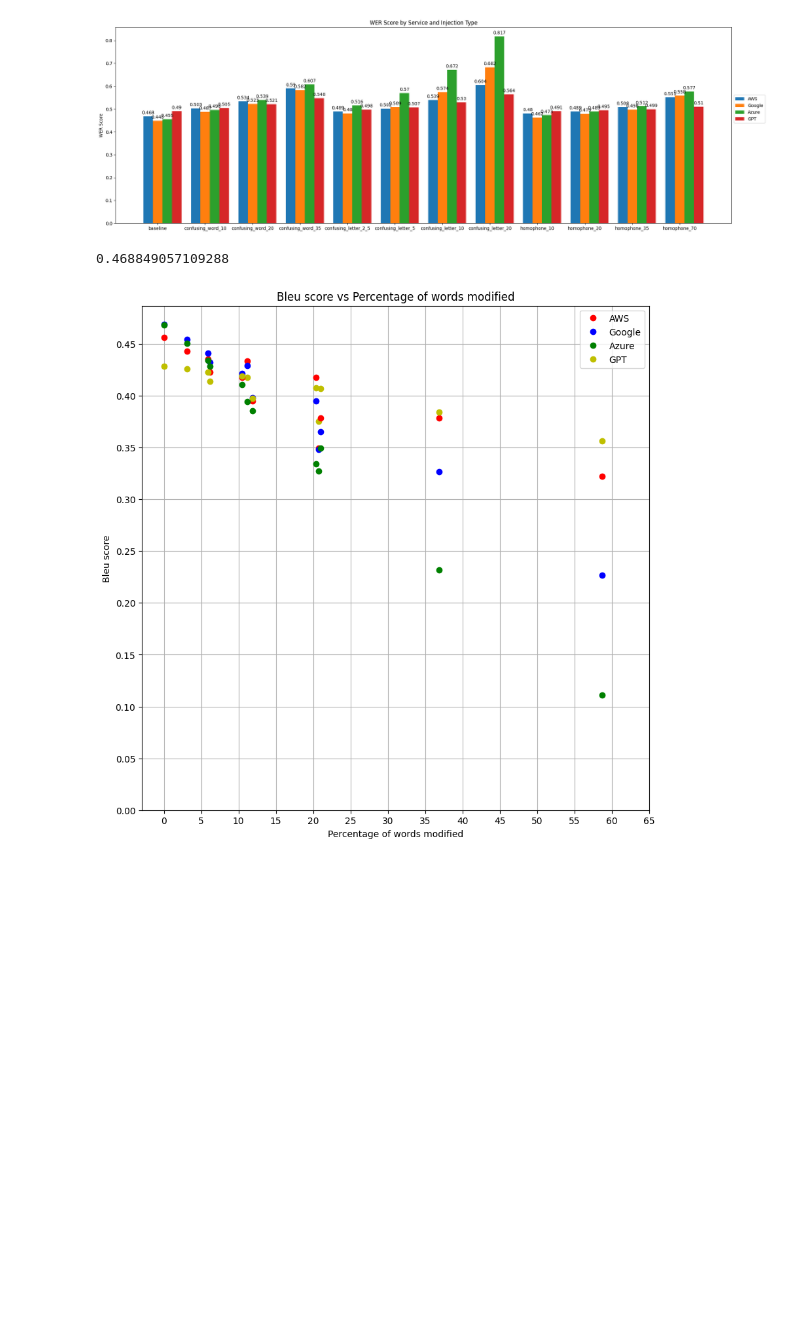
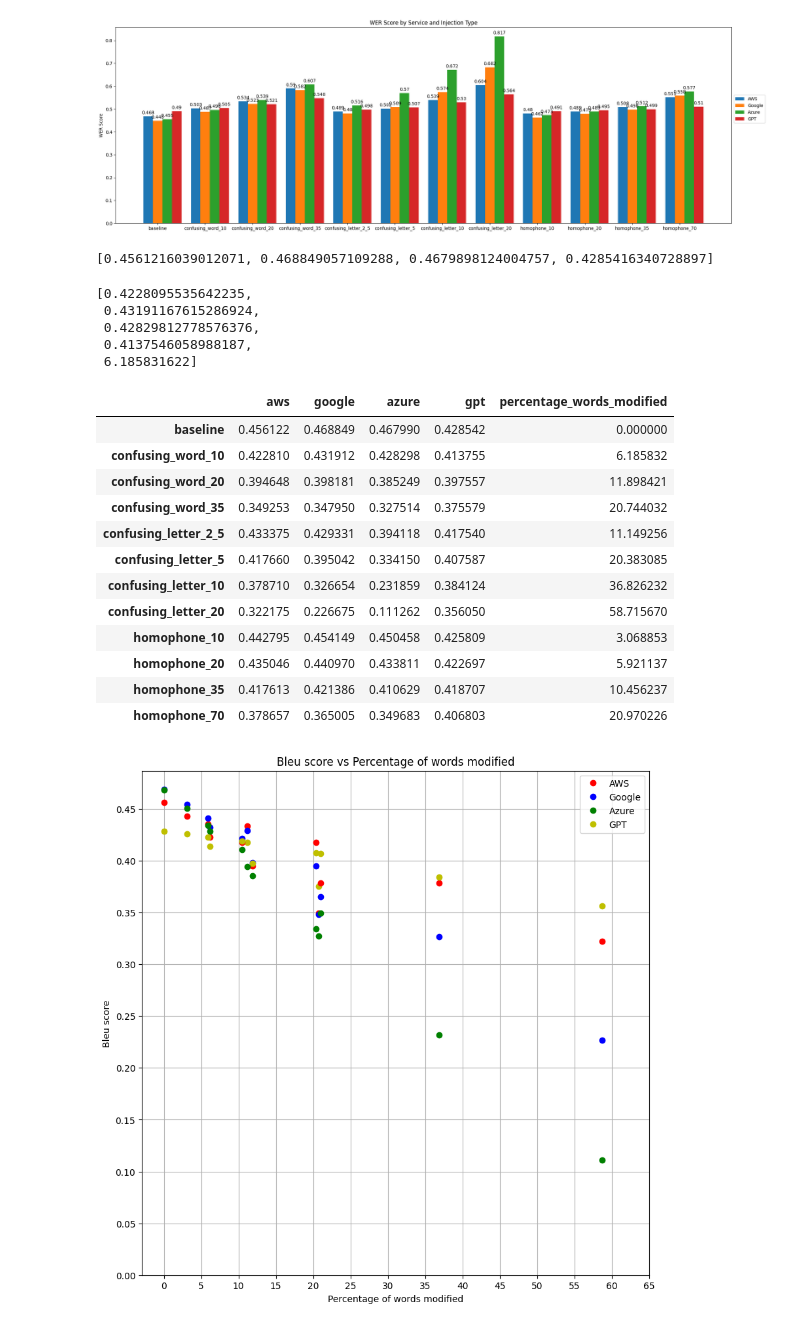
Before and after one commit to aimpowered/NLPdisparity, a Jupyter notebook: baseline_results.ipynb, the cells around one changed output. Drawn from its saved outputs; the diff is of its cells as text; code cells hidden in the pictures; blank space fills up the shorter version.

Commit message:
Graph data

```diff
--- a/baseline_results.ipynb
+++ b/baseline_results.ipynb
@@ -986,7 +995,7 @@ plt.show()
 # %% [output]
 [figure]
 # %%
-baseline = [aws_bleu_scores_v1[0]['bleu'], google_bleu_scores_v1[0]['bleu'], azure_bleu_scores_v1[0]['bleu'], gpt_bleu_scores_v1[0]['bleu']]
+baseline = [aws_bleu_scores_v1[0]['bleu'], google_bleu_scores_v1[0]['bleu'], azure_bleu_scores_v1[0]['bleu'], gpt_bleu_scores_v1[0]['bleu'], 0]
 confusing_word_10 = [aws_bleu_scores_v1[1]['bleu'], google_bleu_scores_v1[1]['bleu'], azure_bleu_scores_v1[1]['bleu'], gpt_bleu_scores_v1[3]['bleu'], confusing_word[confusing_word['p_confusing_word'] == 0.1].percentage_words_modified.iloc[0]]
 confusing_word_20 = [aws_bleu_scores_v1[2]['bleu'], google_bleu_scores_v1[2]['bleu'], azure_bleu_scores_v1[2]['bleu'], gpt_bleu_scores_v1[4]['bleu'], confusing_word[confusing_word['p_confusing_word'] == 0.2].percentage_words_modified.iloc[0]]
 confusing_letter_10 = [aws_bleu_scores_v1[3]['bleu'], google_bleu_scores_v1[3]['bleu'], azure_bleu_scores_v1[3]['bleu'], gpt_bleu_scores_v1[1]['bleu'], letter[letter['p_letter'] == 0.1].percentage_words_modified.iloc[0]]
@@ -1015,9 +1024,42 @@ homophone_70_wer = [aws_wer_scores_v2[3], google_wer_scores_v2[3], azure_wer_sco
 homophone_35_wer = [aws_wer_scores_v2[2], google_wer_scores_v2[2], azure_wer_scores_v2[2], gpt_wer_scores_v2[3], homophone[homophone['p_homophone'] == 0.35].percentage_words_modified.iloc[0]]
 confusing_letter_2_5_wer = [aws_wer_scores_v2[4], google_wer_scores_v2[4], azure_wer_scores_v2[4], gpt_wer_scores_v2[0], letter[letter['p_letter'] == 0.025].percentage_words_modified.iloc[0]]
 # %%
-baseline[1]
+baseline
 # %% [output]
-0.468849057109288
+[0.4561216039012071, 0.468849057109288, 0.4679898124004757, 0.4285416340728897]
+# %%
+confusing_word_10
+# %% [output]
+[0.4228095535642235,
+ 0.43191167615286924,
+ 0.42829812778576376,
+ 0.4137546058988187,
+ 6.185831622]
+# %%
+#create pandas df for all bleu scores
+df = pd.DataFrame([baseline, confusing_word_10, confusing_word_20, confusing_word_35, confusing_letter_2_5, confusing_letter_5, confusing_letter_10, confusing_letter_20, homophone_10, homophone_20, homophone_35, homophone_70], columns=['aws', 'google', 'azure', 'gpt', 'percentage_words_modified'])
+df.index = ['baseline', 'confusing_word_10', 'confusing_word_20', 'confusing_word_35', 'confusing_letter_2_5', 'confusing_letter_5', 'confusing_letter_10', 'confusing_letter_20', 'homophone_10', 'homophone_20', 'homophone_35', 'homophone_70']
+df.to_csv("For_graphs/bleu_scores.csv")
+# same for WER
+df_wer = pd.DataFrame([baseline_wer, confusing_word_10_wer, confusing_word_20_wer, confusing_word_35_wer, confusing_letter_2_5_wer, confusing_letter_5_wer, confusing_letter_10_wer, confusing_letter_20_wer, homophone_10_wer, homophone_20_wer, homophone_35_wer, homophone_70_wer], columns=['aws', 'google', 'azure', 'gpt', 'percentage_words_modified'])
+df_wer.index = ['baseline', 'confusing_word_10', 'confusing_word_20', 'confusing_word_35', 'confusing_letter_2_5', 'confusing_letter_5', 'confusing_letter_10', 'confusing_letter_20', 'homophone_10', 'homophone_20', 'homophone_35', 'homophone_70']
+df_wer.to_csv("For_graphs/wer_scores.csv")
+# %%
+df
+# %% [output]
+|  | aws | google | azure | gpt | percentage_words_modified |
+| baseline | 0.456122 | 0.468849 | 0.467990 | 0.428542 | 0.000000 |
+| confusing_word_10 | 0.422810 | 0.431912 | 0.428298 | 0.413755 | 6.185832 |
+| confusing_word_20 | 0.394648 | 0.398181 | 0.385249 | 0.397557 | 11.898421 |
+| confusing_word_35 | 0.349253 | 0.347950 | 0.327514 | 0.375579 | 20.744032 |
+| confusing_letter_2_5 | 0.433375 | 0.429331 | 0.394118 | 0.417540 | 11.149256 |
+| confusing_letter_5 | 0.417660 | 0.395042 | 0.334150 | 0.407587 | 20.383085 |
+| confusing_letter_10 | 0.378710 | 0.326654 | 0.231859 | 0.384124 | 36.826232 |
+| confusing_letter_20 | 0.322175 | 0.226675 | 0.111262 | 0.356050 | 58.715670 |
+| homophone_10 | 0.442795 | 0.454149 | 0.450458 | 0.425809 | 3.068853 |
+| homophone_20 | 0.435046 | 0.440970 | 0.433811 | 0.422697 | 5.921137 |
+| homophone_35 | 0.417613 | 0.421386 | 0.410629 | 0.418707 | 10.456237 |
+| homophone_70 | 0.378657 | 0.365005 | 0.349683 | 0.406803 | 20.970226 |
 # %%
 #lets build a scatter plot where x_values are the last value in confusing_word_10 and y_values are all other values in confusing_word_10
 all_data = {
```
Also changed, not shown: parts of 2 cells of this notebook, 11 other files.
